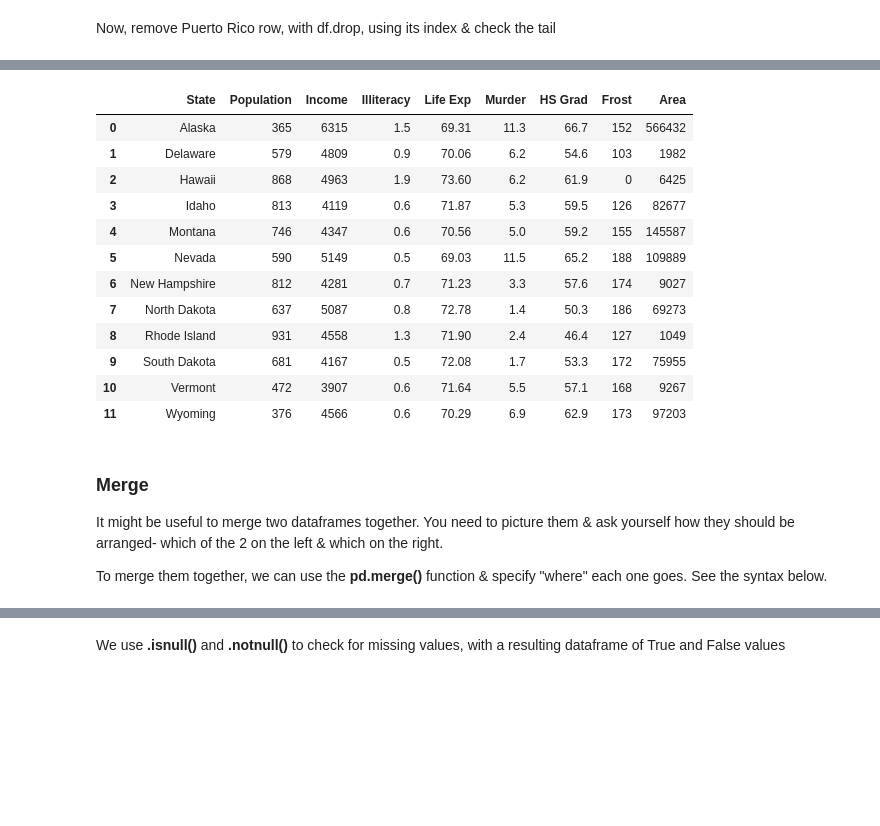
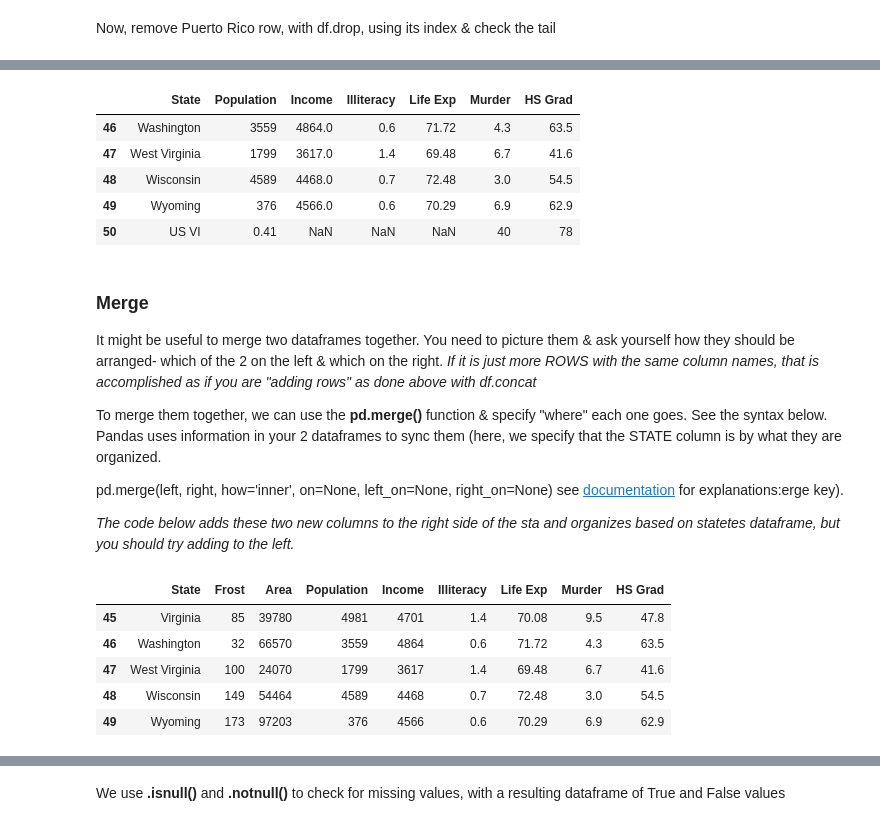
Before and after one commit to drchase55/NNU_nih_python_jrc, a Jupyter notebook: Module_2/Submodule_2_Tutorial2_Pandas.ipynb, the cells around one changed output, grey strips where cells are left out. Saved outputs shown, nothing was run; the diff lists cells and outputs as text; code cells hidden in the pictures; blank space fills up the shorter version.

```diff
--- a/Module_2/Submodule_2_Tutorial2_Pandas.ipynb
+++ b/Module_2/Submodule_2_Tutorial2_Pandas.ipynb
@@ -123,5 +122,5 @@
 # %%
-#states = pd.read_csv(".\Datasets\states.csv")
+states = pd.read_csv(".\Datasets\states.csv")
 # View
 states.head(n=3)
 #states.tail()
@@ -418,7 +413,7 @@ If you just drop one row, use index=#
 # %%
 # Add one or more Rows by Concatenation
 
-new_states = pd.DataFrame([{'State':'Puerto Rico', 'Population':'3242','Murder':'17.2'},{'State':'US VI', 'Population':'0.41','Murder':'40', 'HS Grad':'78'}])
+new_states = pd.DataFrame([{'State':'Puerto Rico', 'Murder':'17.2', 'Population':'3242'},{'State':'US VI', 'Population':'0.41','Murder':'40', 'HS Grad':'78'}])
 states = pd.concat([states, new_states], ignore_index=True)
 
 states.tail()
@@ -453,37 +446,41 @@ If you take a subset of a dataframe (see next code box), you can see why reindex
 # %%
-#After changing states, it might help to make a clean copy again by removing the comment from the next line
-#states = pd.read_csv(".\Datasets\states.csv")
-states_sub = states[states.Population < 1000]
+# Reindex
+states.reset_index(drop=True, inplace=True)  # you are dropping the column index which Pandas creates to "remember" the original index
 
-# Reindex
-#states_sub.reset_index(drop=True, inplace=True)  # you are dropping the column index which Pandas creates to "remember" the original index
-
-states_sub
+states.tail()
 # %% [output]
-|  | State | Population | Income | Illiteracy | Life Exp | Murder | HS Grad | Frost | Area |
-| 0 | Alaska | 365 | 6315 | 1.5 | 69.31 | 11.3 | 66.7 | 152 | 566432 |
-| 1 | Delaware | 579 | 4809 | 0.9 | 70.06 | 6.2 | 54.6 | 103 | 1982 |
-| 2 | Hawaii | 868 | 4963 | 1.9 | 73.60 | 6.2 | 61.9 | 0 | 6425 |
-| 3 | Idaho | 813 | 4119 | 0.6 | 71.87 | 5.3 | 59.5 | 126 | 82677 |
-| 4 | Montana | 746 | 4347 | 0.6 | 70.56 | 5.0 | 59.2 | 155 | 145587 |
-| 5 | Nevada | 590 | 5149 | 0.5 | 69.03 | 11.5 | 65.2 | 188 | 109889 |
-| 6 | New Hampshire | 812 | 4281 | 0.7 | 71.23 | 3.3 | 57.6 | 174 | 9027 |
-| 7 | North Dakota | 637 | 5087 | 0.8 | 72.78 | 1.4 | 50.3 | 186 | 69273 |
-| 8 | Rhode Island | 931 | 4558 | 1.3 | 71.90 | 2.4 | 46.4 | 127 | 1049 |
-| 9 | South Dakota | 681 | 4167 | 0.5 | 72.08 | 1.7 | 53.3 | 172 | 75955 |
-| 10 | Vermont | 472 | 3907 | 0.6 | 71.64 | 5.5 | 57.1 | 168 | 9267 |
-| 11 | Wyoming | 376 | 4566 | 0.6 | 70.29 | 6.9 | 62.9 | 173 | 97203 |
+|  | State | Population | Income | Illiteracy | Life Exp | Murder | HS Grad |
+| 46 | Washington | 3559 | 4864.0 | 0.6 | 71.72 | 4.3 | 63.5 |
+| 47 | West Virginia | 1799 | 3617.0 | 1.4 | 69.48 | 6.7 | 41.6 |
+| 48 | Wisconsin | 4589 | 4468.0 | 0.7 | 72.48 | 3.0 | 54.5 |
+| 49 | Wyoming | 376 | 4566.0 | 0.6 | 70.29 | 6.9 | 62.9 |
+| 50 | US VI | 0.41 | NaN | NaN | NaN | 40 | 78 |
 # %% [markdown]
 ### Merge
 
-It might be useful to merge two dataframes together.  You need to picture them & ask yourself how they should be arranged- which of the 2 on the left & which on the right.
+It might be useful to merge two dataframes together.  You need to picture them & ask yourself how they should be arranged- which of the 2 on the left & which on the right. *If it is just more ROWS with the same column names, that is accomplished as if you are "adding rows" as done above with df.concat*
 
-To merge them together, we can use the **pd.merge()** function & specify "where" each one goes. See the syntax below.
+To merge them together, we can use the **pd.merge()** function & specify "where" each one goes. See the syntax below. Pandas uses information in your 2 dataframes to sync them (here, we specify that the STATE column is by what they are organized.
+
+pd.merge(left, right, how='inner', on=None, left_on=None, right_on=None)
+see [documentation](https://pandas.pydata.org/docs/reference/api/pandas.DataFrame.merge.html) for explanations:erge key).
+
+
+*The code below adds these two new columns to the right side of the sta and organizes based on statetes dataframe, but you should try adding to the left.*
 # %%
 # Import Dataframe
-states = pd.read_csv(r"C:\data\states.csv")
-states2 = pd.read_csv(r"C:\data\states_extra.csv")
+#states = pd.read_csv(".\Datasets\states.csv") # if you'd like a clean copy without USVI
+states2 = pd.read_csv(".\Datasets\states_extra.csv")
+states2.head()
 
 # Merge these together
-pd.merge(states,states2,how="left", left_on="State",right_on=“ST")
+#states_merge=pd.merge(states,states2,how="left", left_on="State", right_on="State")
+#states_merge.tail()
+# %% [output]
+|  | State | Frost | Area | Population | Income | Illiteracy | Life Exp | Murder | HS Grad |
+| 45 | Virginia | 85 | 39780 | 4981 | 4701 | 1.4 | 70.08 | 9.5 | 47.8 |
+| 46 | Washington | 32 | 66570 | 3559 | 4864 | 0.6 | 71.72 | 4.3 | 63.5 |
+| 47 | West Virginia | 100 | 24070 | 1799 | 3617 | 1.4 | 69.48 | 6.7 | 41.6 |
+| 48 | Wisconsin | 149 | 54464 | 4589 | 4468 | 0.7 | 72.48 | 3.0 | 54.5 |
+| 49 | Wyoming | 173 | 97203 | 376 | 4566 | 0.6 | 70.29 | 6.9 | 62.9 |
 # %% [markdown]
```
Also changed, not shown: parts of 25 cells of this notebook, 2 other files.
